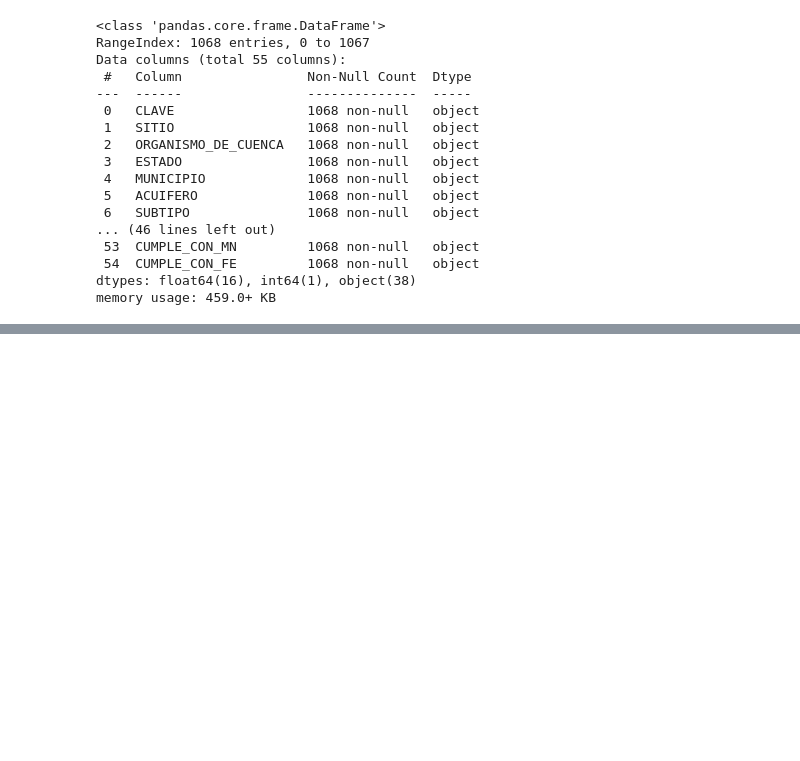
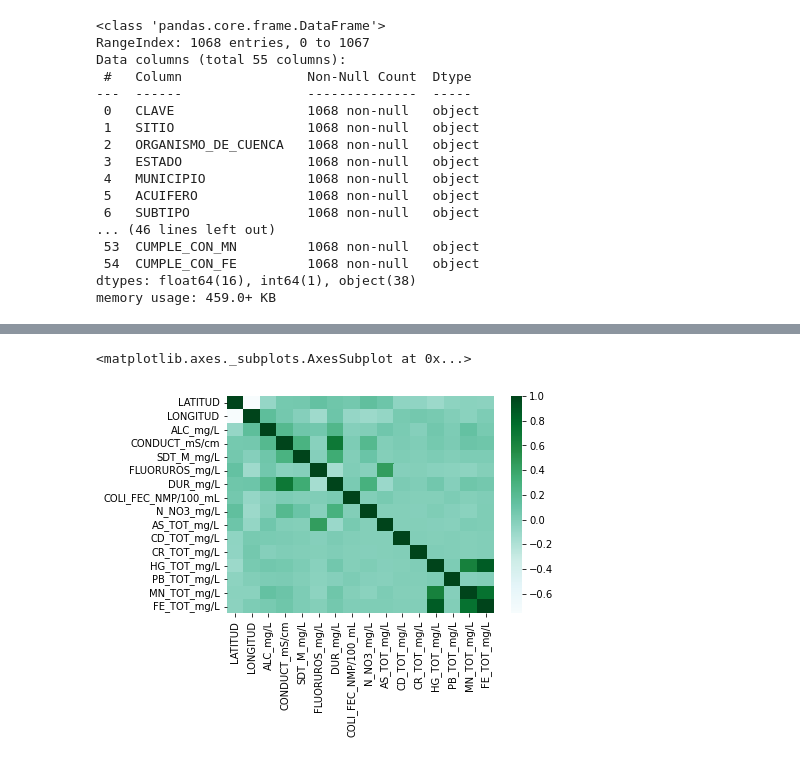
Before and after one commit to zangatec/Equipo_Ciencia_de_datos, a Jupyter notebook: Entrega 1 reto.ipynb, the cells around one changed output, grey strips where cells are left out. Cells and saved outputs as stored; diff of their text form; code cells hidden in the pictures; blank space fills up the shorter version.

```diff
--- a/Entrega 1 reto.ipynb
+++ b/Entrega 1 reto.ipynb
@@ -310,6 +296,10 @@ Data columns (total 55 columns):
 dtypes: float64(16), int64(1), object(38)
 memory usage: 459.0+ KB
 # %%
-df1=pd.DataFrame(df['LATITUD','LONGITUD','ALC_mg/L','CONDUCT_mS/cm','SDT_M_mg/L','FLUORUROS_mg/L','DUR_mg/L','COLI_FEC_NMP/100_mL',
-                    'N_NO3_mg/L','AS_TOT_mg/L','CD_TOT_mg/L','CR_TOT_mg/L','HG_TOT_mg/L','PB_TOT_mg/L','MN_TOT_mg/L','FE_TOT_mg/L'])
+#Aislamos el Dataframe con las variables numericas que ya no tienen nulos y con las que se trabajará.
+
+df1 = df[['LATITUD','LONGITUD','ALC_mg/L','CONDUCT_mS/cm','SDT_M_mg/L','FLUORUROS_mg/L','DUR_mg/L','COLI_FEC_NMP/100_mL','N_NO3_mg/L',
+                       'AS_TOT_mg/L','CD_TOT_mg/L','CR_TOT_mg/L','HG_TOT_mg/L','PB_TOT_mg/L','MN_TOT_mg/L','FE_TOT_mg/L']]
+
+df1.info()
 # %% [output]
@@ -316,0 +357,8 @@ KeyError: ignored
+# %%
+# Obervamos la matriz de correlación, y encontramos relaciones entre las variables HG_TOT_mg/L','PB_TOT_mg/L','MN_TOT_mg/L','FE_TOT_mg/L', sería interesante graficar junto con
+#semáforo ya normalizados los coilores a numeros
+mcorrelacion = df1.corr()
+sns.heatmap (mcorrelacion,cmap='BuGn')
+# %% [output]
+<matplotlib.axes._subplots.AxesSubplot at 0x...>
+[figure, added]
```
Also changed, not shown: parts of 14 cells of this notebook.
